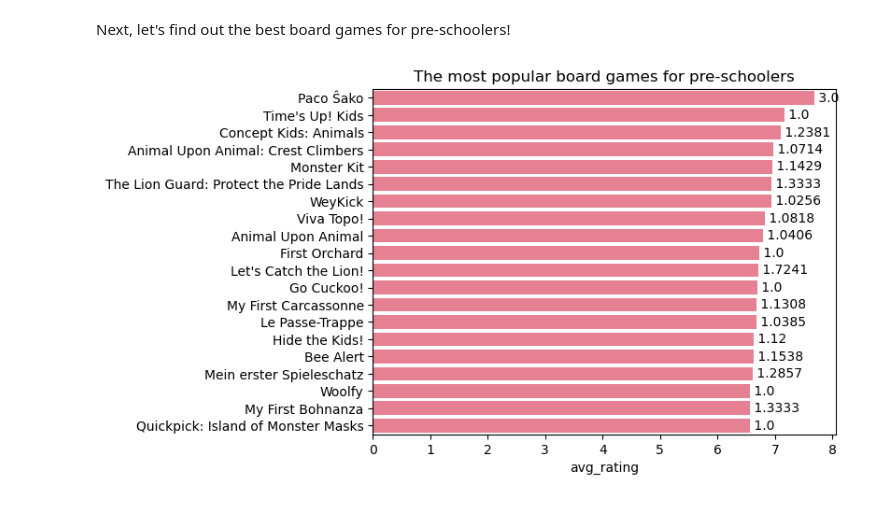
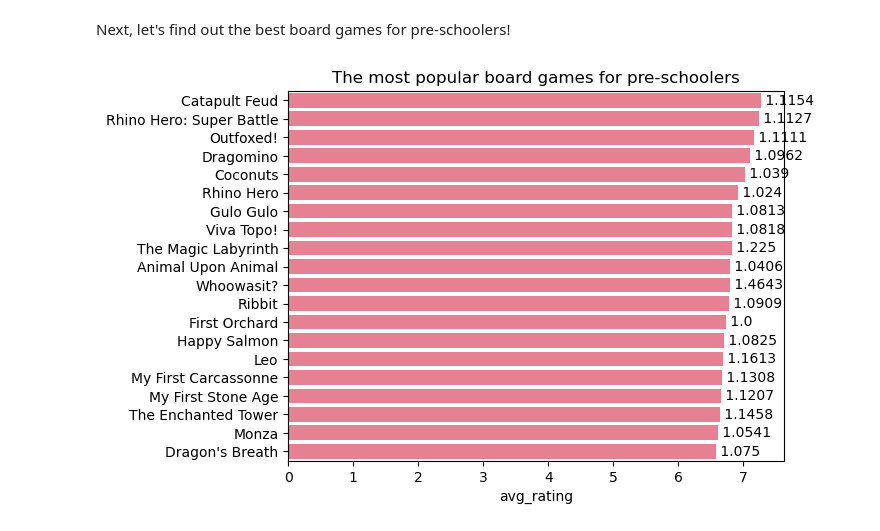
Before and after one commit to Katsiaryna-B/BoardGames, a Jupyter notebook: BG.ipynb, the cells around one changed output. Saved outputs shown, nothing was run; the diff lists cells and outputs as text; code cells hidden in the pictures.

```diff
--- a/BG.ipynb
+++ b/BG.ipynb
@@ -295,17 +297,16 @@ plt.show()
 # %% [markdown]
 Next, let's find out the best board games for pre-schoolers!
 # %%
-
 #in this case I will apply less strict filter on number of voters, as children games are not so popular.
-preschool = df2000[(df2000['num_votes']>100) & (df2000['min_age']<5)]
+preschool = df2000[(df2000['num_votes']>1000) & (df2000['min_age_rec']<5)]
 top20Preschool = preschool.sort_values(by='avg_rating', ascending=False).iloc[:20]
 barplot = sns.barplot(data=top20Preschool, y = 'name', x = 'avg_rating')
 plt.title('The most popular board games for pre-schoolers')
 plt.ylabel(None)
 # Adding year of release as labels
 for index, value in enumerate(top20Preschool['avg_rating']):
     barplot.text(value, index, f" {top20Preschool.iloc[index]['complexity']}", color='black', va="center")
 
 plt.show()
 # %% [output]
-[figure, old version]
+[figure, new version]
```
Also changed, not shown: parts of 5 cells of this notebook.
